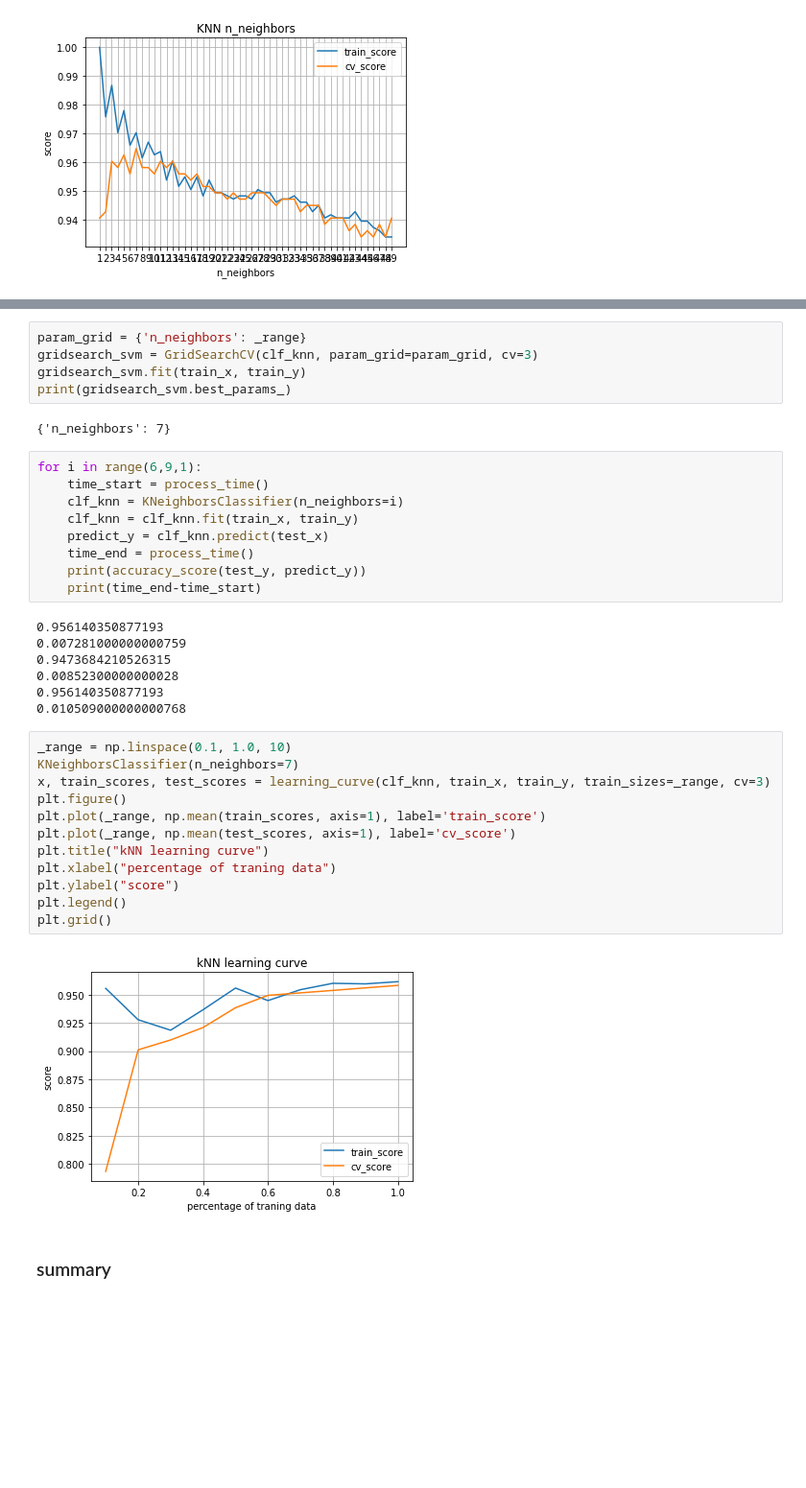
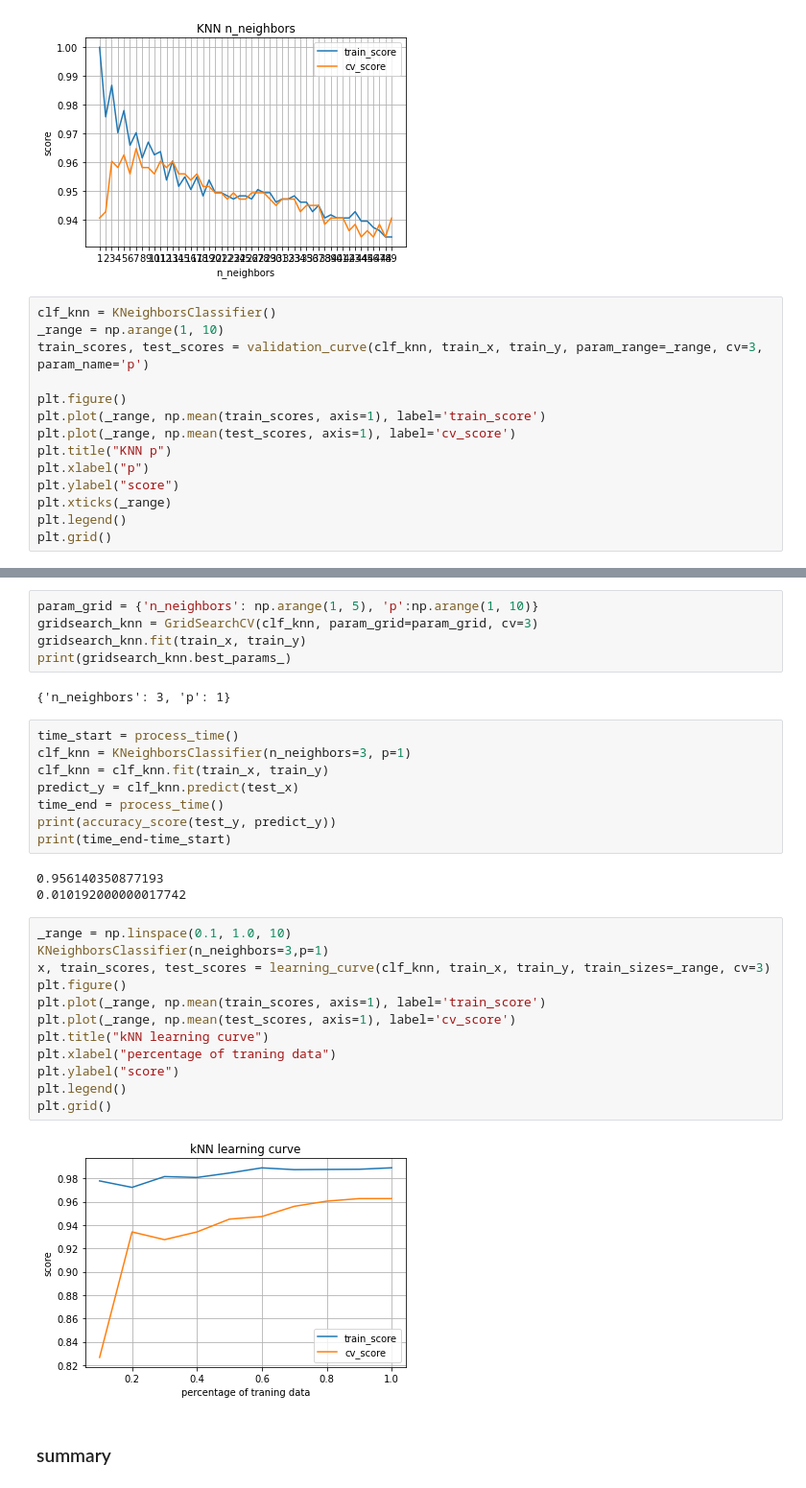
Before and after one commit to arcadianlyric/supervised_learning, a Jupyter notebook: breast_cancer.ipynb, the cells around one changed output, grey strips where cells are left out. Shown at 96% size. Cells and saved outputs as stored; diff of their text form; blank space fills up the shorter version.

```diff
--- a/breast_cancer.ipynb
+++ b/breast_cancer.ipynb
@@ -447,3 +464,17 @@ plt.legend()
 plt.grid()
 # %% [output]
 [figure]
+# %%
+clf_knn = KNeighborsClassifier()
+_range = np.arange(1, 10)
+train_scores, test_scores = validation_curve(clf_knn, train_x, train_y, param_range=_range, cv=3, param_name='p')
+
+plt.figure()
+plt.plot(_range, np.mean(train_scores, axis=1), label='train_score')
+plt.plot(_range, np.mean(test_scores, axis=1), label='cv_score')
+plt.title("KNN p")
+plt.xlabel("p")
+plt.ylabel("score")
+plt.xticks(_range)
+plt.legend()
+plt.grid()
@@ -450,40 +483,35 @@ plt.grid()
 # %%
-param_grid = {'n_neighbors': _range}
-gridsearch_svm = GridSearchCV(clf_knn, param_grid=param_grid, cv=3)
-gridsearch_svm.fit(train_x, train_y)
-print(gridsearch_svm.best_params_)
+param_grid = {'n_neighbors': np.arange(1, 5), 'p':np.arange(1, 10)}
+gridsearch_knn = GridSearchCV(clf_knn, param_grid=param_grid, cv=3)
+gridsearch_knn.fit(train_x, train_y)
+print(gridsearch_knn.best_params_)
 # %% [output]
-{'n_neighbors': 7}
+{'n_neighbors': 3, 'p': 1}
 # %%
-for i in range(6,9,1):
-    time_start = process_time()
-    clf_knn = KNeighborsClassifier(n_neighbors=i)
-    clf_knn = clf_knn.fit(train_x, train_y)
-    predict_y = clf_knn.predict(test_x)
-    time_end = process_time()
-    print(accuracy_score(test_y, predict_y))
-    print(time_end-time_start)
+time_start = process_time()
+clf_knn = KNeighborsClassifier(n_neighbors=3, p=1)
+clf_knn = clf_knn.fit(train_x, train_y)
+predict_y = clf_knn.predict(test_x)
+time_end = process_time()
+print(accuracy_score(test_y, predict_y))
+print(time_end-time_start)
 # %% [output]
 0.956140350877193
-0.007281000000000759
-0.9473684210526315
-0.00852300000000028
-0.956140350877193
-0.010509000000000768
+0.010192000000017742
 # %%
 _range = np.linspace(0.1, 1.0, 10)
-KNeighborsClassifier(n_neighbors=7)
+KNeighborsClassifier(n_neighbors=3,p=1)
 x, train_scores, test_scores = learning_curve(clf_knn, train_x, train_y, train_sizes=_range, cv=3)
 plt.figure()
 plt.plot(_range, np.mean(train_scores, axis=1), label='train_score')
 plt.plot(_range, np.mean(test_scores, axis=1), label='cv_score')
 plt.title("kNN learning curve")
 plt.xlabel("percentage of traning data")
 plt.ylabel("score")
 plt.legend()
 plt.grid()
 # %% [output]
-[figure, old version]
+[figure, new version]
 # %% [markdown]
 ### summary
 # %% [markdown]
```
Also changed, not shown: parts of 11 cells of this notebook, 1 other file.
